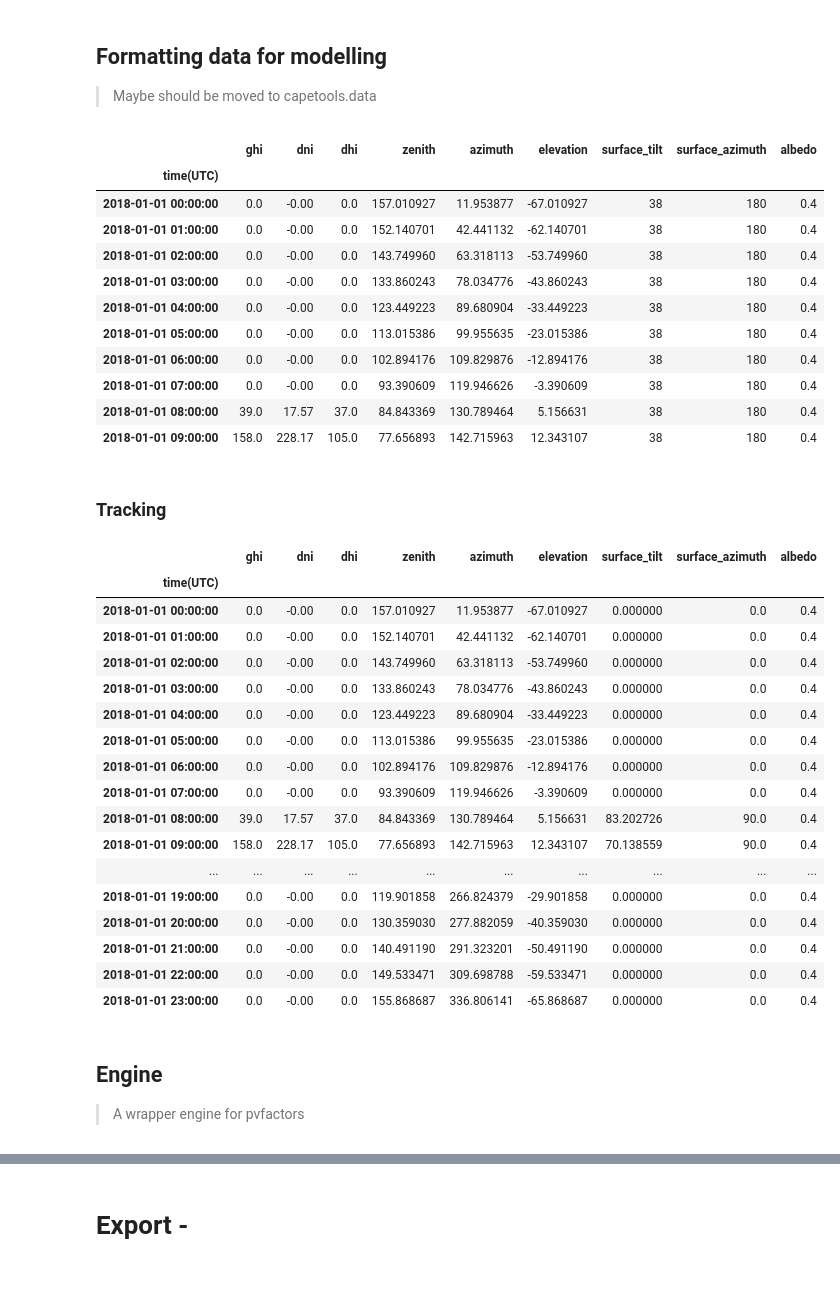
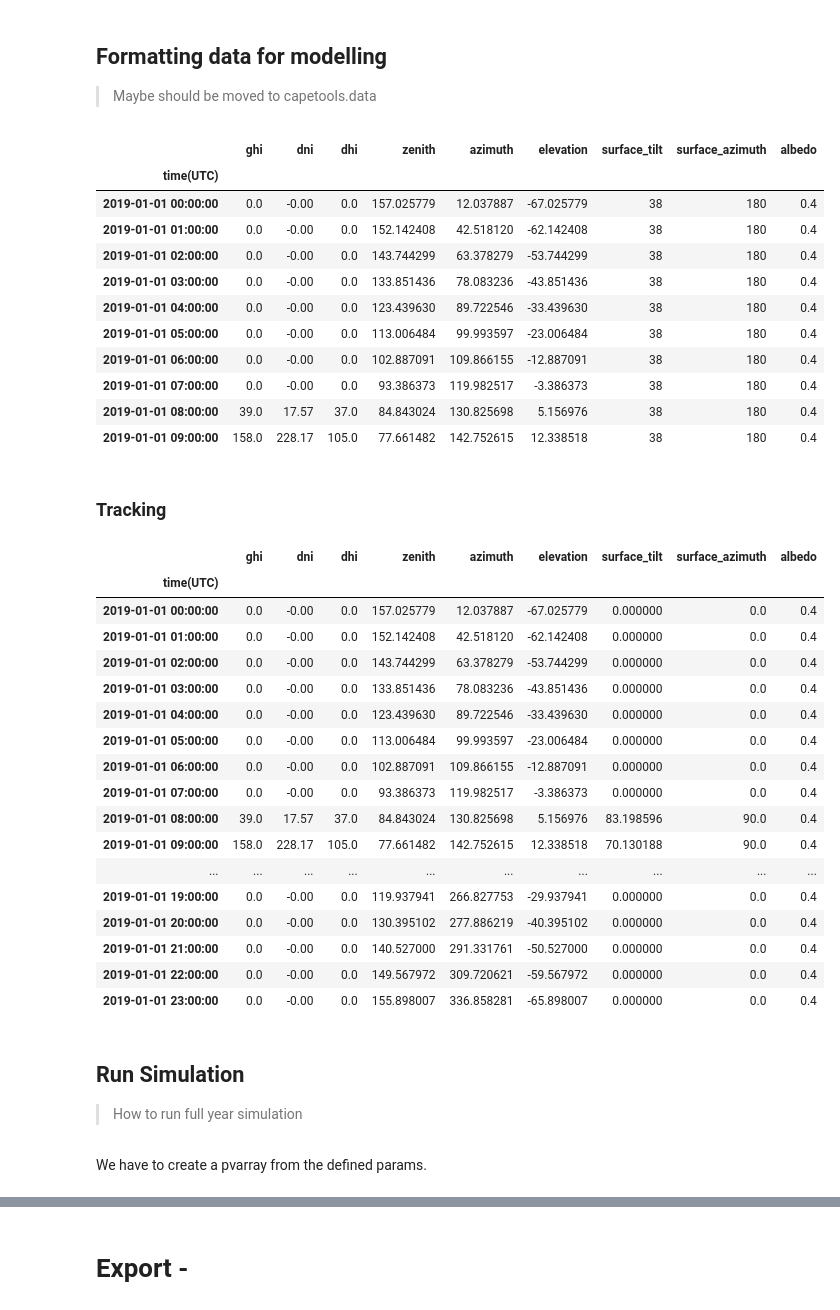
Before and after one commit to francisco-ar/pvtools, a Jupyter notebook: nbs/07_modelling.mypvfactors.ipynb, the cells around one changed output, grey strips where cells are left out. Drawn from its saved outputs; the diff is of its cells as text; code cells hidden in the pictures; blank space fills up the shorter version.

Commit message:
engine, doc working

```diff
--- a/nbs/07_modelling.mypvfactors.ipynb
+++ b/nbs/07_modelling.mypvfactors.ipynb
@@ -238,7 +285,7 @@ join_sun(df[meteo_cols], df[sunpos_cols], pvarray_params)
 > Maybe should be moved to capetools.data
 # %%
 #export
-def get_data(tmy_file:File, pvarray_params:dict, reader:str='pvgis', coerce_year:int=2018):
+def get_data(tmy_file:File, pvarray_params:dict, reader:str='pvgis', coerce_year:int=2019):
     "A convenience method to read PVGIS and generic tmy files"
     if reader == 'pvgis':
         gps_data, _, tmy_data = read_pvgis(tmy_file, coerce_year=coerce_year)
@@ -274,18 +319,19 @@ pvgis_tmy_file = DATAPATH/'pvgis_tmy_chambery.csv'
 # %%
-data = get_data(pvgis_tmy_file, pvarray_params); data.head(10)
+pvgis_tmy_file = DATAPATH/'pvgis_tmy_chambery.csv'
+data = get_data(pvgis_tmy_file, pvarray_params, reader='pvgis', coerce_year=2019); data.head(10)
 # %% [output]
 |  | ghi | dni | dhi | zenith | azimuth | elevation | surface_tilt | surface_azimuth | albedo |
 | time(UTC) |  |  |  |  |  |  |  |  |  |
-| 2018-01-01 00:00:00 | 0.0 | -0.00 | 0.0 | 157.010927 | 11.953877 | -67.010927 | 38 | 180 | 0.4 |
-| 2018-01-01 01:00:00 | 0.0 | -0.00 | 0.0 | 152.140701 | 42.441132 | -62.140701 | 38 | 180 | 0.4 |
-| 2018-01-01 02:00:00 | 0.0 | -0.00 | 0.0 | 143.749960 | 63.318113 | -53.749960 | 38 | 180 | 0.4 |
-| 2018-01-01 03:00:00 | 0.0 | -0.00 | 0.0 | 133.860243 | 78.034776 | -43.860243 | 38 | 180 | 0.4 |
-| 2018-01-01 04:00:00 | 0.0 | -0.00 | 0.0 | 123.449223 | 89.680904 | -33.449223 | 38 | 180 | 0.4 |
-| 2018-01-01 05:00:00 | 0.0 | -0.00 | 0.0 | 113.015386 | 99.955635 | -23.015386 | 38 | 180 | 0.4 |
-| 2018-01-01 06:00:00 | 0.0 | -0.00 | 0.0 | 102.894176 | 109.829876 | -12.894176 | 38 | 180 | 0.4 |
-| 2018-01-01 07:00:00 | 0.0 | -0.00 | 0.0 | 93.390609 | 119.946626 | -3.390609 | 38 | 180 | 0.4 |
-| 2018-01-01 08:00:00 | 39.0 | 17.57 | 37.0 | 84.843369 | 130.789464 | 5.156631 | 38 | 180 | 0.4 |
-| 2018-01-01 09:00:00 | 158.0 | 228.17 | 105.0 | 77.656893 | 142.715963 | 12.343107 | 38 | 180 | 0.4 |
+| 2019-01-01 00:00:00 | 0.0 | -0.00 | 0.0 | 157.025779 | 12.037887 | -67.025779 | 38 | 180 | 0.4 |
+| 2019-01-01 01:00:00 | 0.0 | -0.00 | 0.0 | 152.142408 | 42.518120 | -62.142408 | 38 | 180 | 0.4 |
+| 2019-01-01 02:00:00 | 0.0 | -0.00 | 0.0 | 143.744299 | 63.378279 | -53.744299 | 38 | 180 | 0.4 |
+| 2019-01-01 03:00:00 | 0.0 | -0.00 | 0.0 | 133.851436 | 78.083236 | -43.851436 | 38 | 180 | 0.4 |
+| 2019-01-01 04:00:00 | 0.0 | -0.00 | 0.0 | 123.439630 | 89.722546 | -33.439630 | 38 | 180 | 0.4 |
+| 2019-01-01 05:00:00 | 0.0 | -0.00 | 0.0 | 113.006484 | 99.993597 | -23.006484 | 38 | 180 | 0.4 |
+| 2019-01-01 06:00:00 | 0.0 | -0.00 | 0.0 | 102.887091 | 109.866155 | -12.887091 | 38 | 180 | 0.4 |
+| 2019-01-01 07:00:00 | 0.0 | -0.00 | 0.0 | 93.386373 | 119.982517 | -3.386373 | 38 | 180 | 0.4 |
+| 2019-01-01 08:00:00 | 39.0 | 17.57 | 37.0 | 84.843024 | 130.825698 | 5.156976 | 38 | 180 | 0.4 |
+| 2019-01-01 09:00:00 | 158.0 | 228.17 | 105.0 | 77.661482 | 142.752615 | 12.338518 | 38 | 180 | 0.4 |
 # %% [markdown]
 ### Tracking
 # %%
@@ -294,22 +340,19 @@ tracking_data = get_data(pvgis_tmy_file, pvarray_params); tracking_data.head(24)
 # %% [output]
 |  | ghi | dni | dhi | zenith | azimuth | elevation | surface_tilt | surface_azimuth | albedo |
 | time(UTC) |  |  |  |  |  |  |  |  |  |
-| 2018-01-01 00:00:00 | 0.0 | -0.00 | 0.0 | 157.010927 | 11.953877 | -67.010927 | 0.000000 | 0.0 | 0.4 |
-| 2018-01-01 01:00:00 | 0.0 | -0.00 | 0.0 | 152.140701 | 42.441132 | -62.140701 | 0.000000 | 0.0 | 0.4 |
-| 2018-01-01 02:00:00 | 0.0 | -0.00 | 0.0 | 143.749960 | 63.318113 | -53.749960 | 0.000000 | 0.0 | 0.4 |
-| 2018-01-01 03:00:00 | 0.0 | -0.00 | 0.0 | 133.860243 | 78.034776 | -43.860243 | 0.000000 | 0.0 | 0.4 |
-| 2018-01-01 04:00:00 | 0.0 | -0.00 | 0.0 | 123.449223 | 89.680904 | -33.449223 | 0.000000 | 0.0 | 0.4 |
-| 2018-01-01 05:00:00 | 0.0 | -0.00 | 0.0 | 113.015386 | 99.955635 | -23.015386 | 0.000000 | 0.0 | 0.4 |
-| 2018-01-01 06:00:00 | 0.0 | -0.00 | 0.0 | 102.894176 | 109.829876 | -12.894176 | 0.000000 | 0.0 | 0.4 |
-| 2018-01-01 07:00:00 | 0.0 | -0.00 | 0.0 | 93.390609 | 119.946626 | -3.390609 | 0.000000 | 0.0 | 0.4 |
-| 2018-01-01 08:00:00 | 39.0 | 17.57 | 37.0 | 84.843369 | 130.789464 | 5.156631 | 83.202726 | 90.0 | 0.4 |
-| 2018-01-01 09:00:00 | 158.0 | 228.17 | 105.0 | 77.656893 | 142.715963 | 12.343107 | 70.138559 | 90.0 | 0.4 |
+| 2019-01-01 00:00:00 | 0.0 | -0.00 | 0.0 | 157.025779 | 12.037887 | -67.025779 | 0.000000 | 0.0 | 0.4 |
+| 2019-01-01 01:00:00 | 0.0 | -0.00 | 0.0 | 152.142408 | 42.518120 | -62.142408 | 0.000000 | 0.0 | 0.4 |
+| 2019-01-01 02:00:00 | 0.0 | -0.00 | 0.0 | 143.744299 | 63.378279 | -53.744299 | 0.000000 | 0.0 | 0.4 |
+| 2019-01-01 03:00:00 | 0.0 | -0.00 | 0.0 | 133.851436 | 78.083236 | -43.851436 | 0.000000 | 0.0 | 0.4 |
+| 2019-01-01 04:00:00 | 0.0 | -0.00 | 0.0 | 123.439630 | 89.722546 | -33.439630 | 0.000000 | 0.0 | 0.4 |
+| 2019-01-01 05:00:00 | 0.0 | -0.00 | 0.0 | 113.006484 | 99.993597 | -23.006484 | 0.000000 | 0.0 | 0.4 |
+| 2019-01-01 06:00:00 | 0.0 | -0.00 | 0.0 | 102.887091 | 109.866155 | -12.887091 | 0.000000 | 0.0 | 0.4 |
+| 2019-01-01 07:00:00 | 0.0 | -0.00 | 0.0 | 93.386373 | 119.982517 | -3.386373 | 0.000000 | 0.0 | 0.4 |
+| 2019-01-01 08:00:00 | 39.0 | 17.57 | 37.0 | 84.843024 | 130.825698 | 5.156976 | 83.198596 | 90.0 | 0.4 |
+| 2019-01-01 09:00:00 | 158.0 | 228.17 | 105.0 | 77.661482 | 142.752615 | 12.338518 | 70.130188 | 90.0 | 0.4 |
 | ... | ... | ... | ... | ... | ... | ... | ... | ... | ... |
-| 2018-01-01 19:00:00 | 0.0 | -0.00 | 0.0 | 119.901858 | 266.824379 | -29.901858 | 0.000000 | 0.0 | 0.4 |
-| 2018-01-01 20:00:00 | 0.0 | -0.00 | 0.0 | 130.359030 | 277.882059 | -40.359030 | 0.000000 | 0.0 | 0.4 |
-| 2018-01-01 21:00:00 | 0.0 | -0.00 | 0.0 | 140.491190 | 291.323201 | -50.491190 | 0.000000 | 0.0 | 0.4 |
-| 2018-01-01 22:00:00 | 0.0 | -0.00 | 0.0 | 149.533471 | 309.698788 | -59.533471 | 0.000000 | 0.0 | 0.4 |
-| 2018-01-01 23:00:00 | 0.0 | -0.00 | 0.0 | 155.868687 | 336.806141 | -65.868687 | 0.000000 | 0.0 | 0.4 |
+| 2019-01-01 19:00:00 | 0.0 | -0.00 | 0.0 | 119.937941 | 266.827753 | -29.937941 | 0.000000 | 0.0 | 0.4 |
+| 2019-01-01 20:00:00 | 0.0 | -0.00 | 0.0 | 130.395102 | 277.886219 | -40.395102 | 0.000000 | 0.0 | 0.4 |
+| 2019-01-01 21:00:00 | 0.0 | -0.00 | 0.0 | 140.527000 | 291.331761 | -50.527000 | 0.000000 | 0.0 | 0.4 |
+| 2019-01-01 22:00:00 | 0.0 | -0.00 | 0.0 | 149.567972 | 309.720621 | -59.567972 | 0.000000 | 0.0 | 0.4 |
+| 2019-01-01 23:00:00 | 0.0 | -0.00 | 0.0 | 155.898007 | 336.858281 | -65.898007 | 0.000000 | 0.0 | 0.4 |
-# %% [markdown]
-## Engine
-> A wrapper engine for pvfactors
@@ -340,3 +359,8 @@ def pvfactors_engine_run(data, pvarray_parameters, parallel=0):
+# %% [markdown]
+## Run Simulation
+> How to run full year simulation
+# %% [markdown]
+We have to create a pvarray from the defined params.
 # %%
 pvarray = OrderedPVArray.init_from_dict(pvarray_params)
 engine = PVEngine(pvarray)
```
Also changed, not shown: parts of 48 cells of this notebook.
